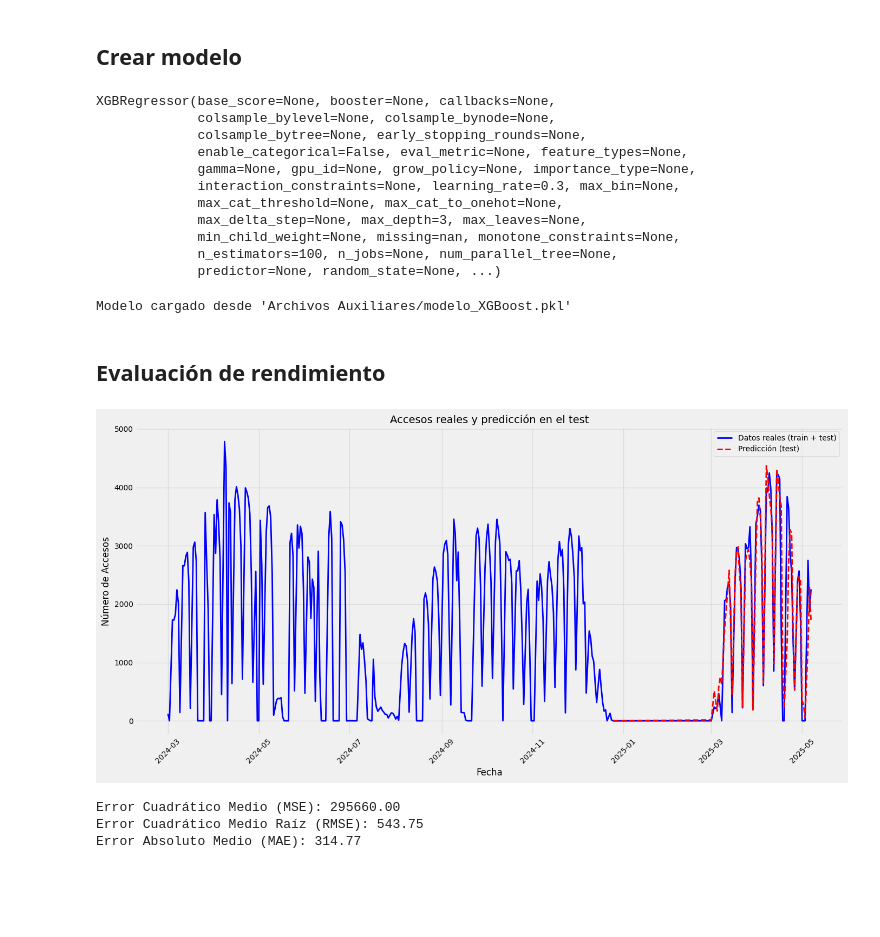
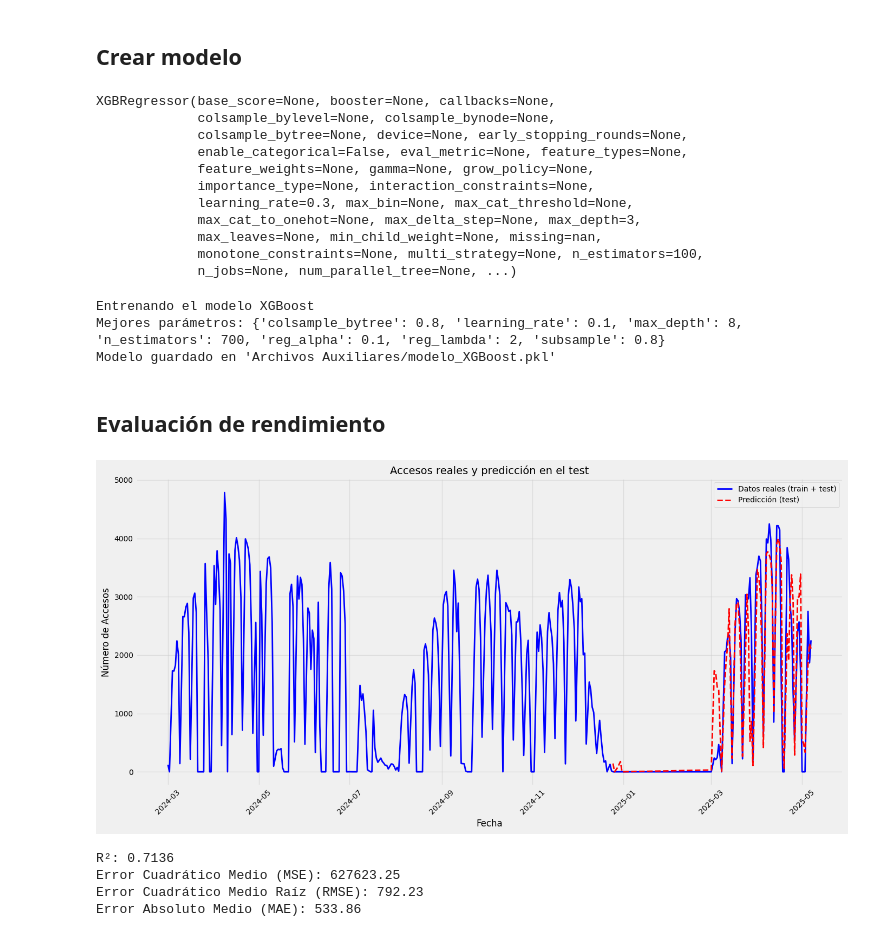
Before and after one commit to BrendanRubilar/IA_Library_Proyect, a Jupyter notebook: LibraryUseXGB.ipynb, the cells around one changed output. Saved outputs shown, nothing was run; the diff lists cells and outputs as text; code cells hidden in the pictures; blank space fills up the shorter version.

```diff
--- a/LibraryUseXGB.ipynb
+++ b/LibraryUseXGB.ipynb
@@ -56,7 +57,7 @@ def agregar_lags(df, columna, lags):
 
 def agregar_medias_moviles(df, columna, ventanas):
     for ventana in ventanas:
-        df[f'media_movil_{ventana}'] = df[columna].rolling(window=ventana, min_periods=1).mean()
+        df[f'media_movil_{ventana}'] = df[columna].shift(1).rolling(window=ventana, min_periods=1).mean()
     return df
 
 def agregar_variables_ciclicas(df, columna_mes, columna_fecha):
@@ -68,8 +69,11 @@ def agregar_variables_ciclicas(df, columna_mes, columna_fecha):
 
 def agregar_ewma(df, columna, spans):
     for span in spans:
-        df[f'ewma_{span}'] = df[columna].ewm(span=span, adjust=False).mean()
+        df[f'ewma_{span}'] = df[columna].shift(1).ewm(span=span, adjust=False).mean()
     return df
+
+def calcular_r2(y_true, y_pred):
+    return r2_score(y_true, y_pred)
 # %% [markdown]
 ## Lectura del dataset
 # %%
@@ -208,8 +212,8 @@ daily_counts_full = agregar_lags(daily_counts_full, 'Accesos', [7, 14, 21])
 
 daily_counts_full = daily_counts_full.dropna().reset_index(drop=True)
 
-X = daily_counts_full[['Vacaciones', 'Semana_Certamen','media_movil_7',
-                      'mes_sin', 'mes_cos', 'dia_semana_sin', 'dia_semana_cos','ewma_7','ewma_14','ewma_30']]
+X = daily_counts_full[['Vacaciones', 'Semana_Certamen',
+                      'mes_sin', 'mes_cos', 'dia_semana_sin', 'dia_semana_cos','ewma_7','ewma_14']]
 y = daily_counts_full['Accesos']
 
 X_train, X_test, y_train, y_test = train_test_split(
@@ -272,15 +276,15 @@ model.fit(X_train_final, y_train_final)
 # %% [output]
 XGBRegressor(base_score=None, booster=None, callbacks=None,
              colsample_bylevel=None, colsample_bynode=None,
-             colsample_bytree=None, early_stopping_rounds=None,
+             colsample_bytree=None, device=None, early_stopping_rounds=None,
              enable_categorical=False, eval_metric=None, feature_types=None,
-             gamma=None, gpu_id=None, grow_policy=None, importance_type=None,
-             interaction_constraints=None, learning_rate=0.3, max_bin=None,
-             max_cat_threshold=None, max_cat_to_onehot=None,
-             max_delta_step=None, max_depth=3, max_leaves=None,
-             min_child_weight=None, missing=nan, monotone_constraints=None,
-             n_estimators=100, n_jobs=None, num_parallel_tree=None,
-             predictor=None, random_state=None, ...)
+             feature_weights=None, gamma=None, grow_policy=None,
+             importance_type=None, interaction_constraints=None,
+             learning_rate=0.3, max_bin=None, max_cat_threshold=None,
+             max_cat_to_onehot=None, max_delta_step=None, max_depth=3,
+             max_leaves=None, min_child_weight=None, missing=nan,
+             monotone_constraints=None, multi_strategy=None, n_estimators=100,
+             n_jobs=None, num_parallel_tree=None, ...)
 # %%
 if("modelo_XGBoost.pkl" not in os.listdir('Archivos Auxiliares')):
     print("Entrenando el modelo XGBoost")
@@ -324,7 +328,9 @@ else:
     model = joblib.load('Archivos Auxiliares/modelo_XGBoost.pkl')
     print("Modelo cargado desde 'Archivos Auxiliares/modelo_XGBoost.pkl'")
 # %% [output]
-Modelo cargado desde 'Archivos Auxiliares/modelo_XGBoost.pkl'
+Entrenando el modelo XGBoost
+Mejores parámetros: {'colsample_bytree': 0.8, 'learning_rate': 0.1, 'max_depth': 8, 'n_estimators': 700, 'reg_alpha': 0.1, 'reg_lambda': 2, 'subsample': 0.8}
+Modelo guardado en 'Archivos Auxiliares/modelo_XGBoost.pkl'
 # %% [markdown]
 ## Evaluación de rendimiento
 # %%
@@ -333,28 +339,31 @@ predicted = np.maximum(predicted, 0)
 # %%
 fechas = daily_counts_full['Fecha']
 plt.figure(figsize=(14, 7))
 plt.plot(fechas, daily_counts_full['Accesos'], label='Datos reales (train + test)', color='blue', linewidth=2)
 plt.plot(fechas.loc[X_test.index], predicted, label='Predicción (test)', color='red', linestyle='--', linewidth=2)
 plt.title('Accesos reales y predicción en el test', fontsize=14)
 plt.xlabel('Fecha', fontsize=12)
 plt.ylabel('Número de Accesos', fontsize=12)
 plt.xticks(rotation=45)
 plt.legend(fontsize=10)
 plt.grid(alpha=0.5)
 plt.tight_layout()
 plt.show()
 
 mse = mean_squared_error(y_test, predicted)
 rmse = np.sqrt(mse)
 mae = mean_absolute_error(y_test, predicted)
+r2 = calcular_r2(y_test, predicted)
+print(f"R²: {r2:.4f}")
 print(f"Error Cuadrático Medio (MSE): {mse:.2f}")
 print(f"Error Cuadrático Medio Raíz (RMSE): {rmse:.2f}")
 print(f"Error Absoluto Medio (MAE): {mae:.2f}")
 # %% [output]
-[figure, old version]
+[figure, new version]
-Error Cuadrático Medio (MSE): 295660.00
-Error Cuadrático Medio Raíz (RMSE): 543.75
-Error Absoluto Medio (MAE): 314.77
+R²: 0.7136
+Error Cuadrático Medio (MSE): 627623.25
+Error Cuadrático Medio Raíz (RMSE): 792.23
+Error Absoluto Medio (MAE): 533.86
 # %%
 corr_df = daily_counts_full[['Accesos', 'Semana_Certamen','media_movil_7','media_movil_14','media_movil_30',
                       'mes_sin', 'mes_cos', 'dia_semana_sin', 'dia_semana_cos','lag_7', 'lag_14', 'lag_21','ewma_7','ewma_14','ewma_30']].copy()
```
Also changed, not shown: parts of 8 cells of this notebook, 1 other file.
